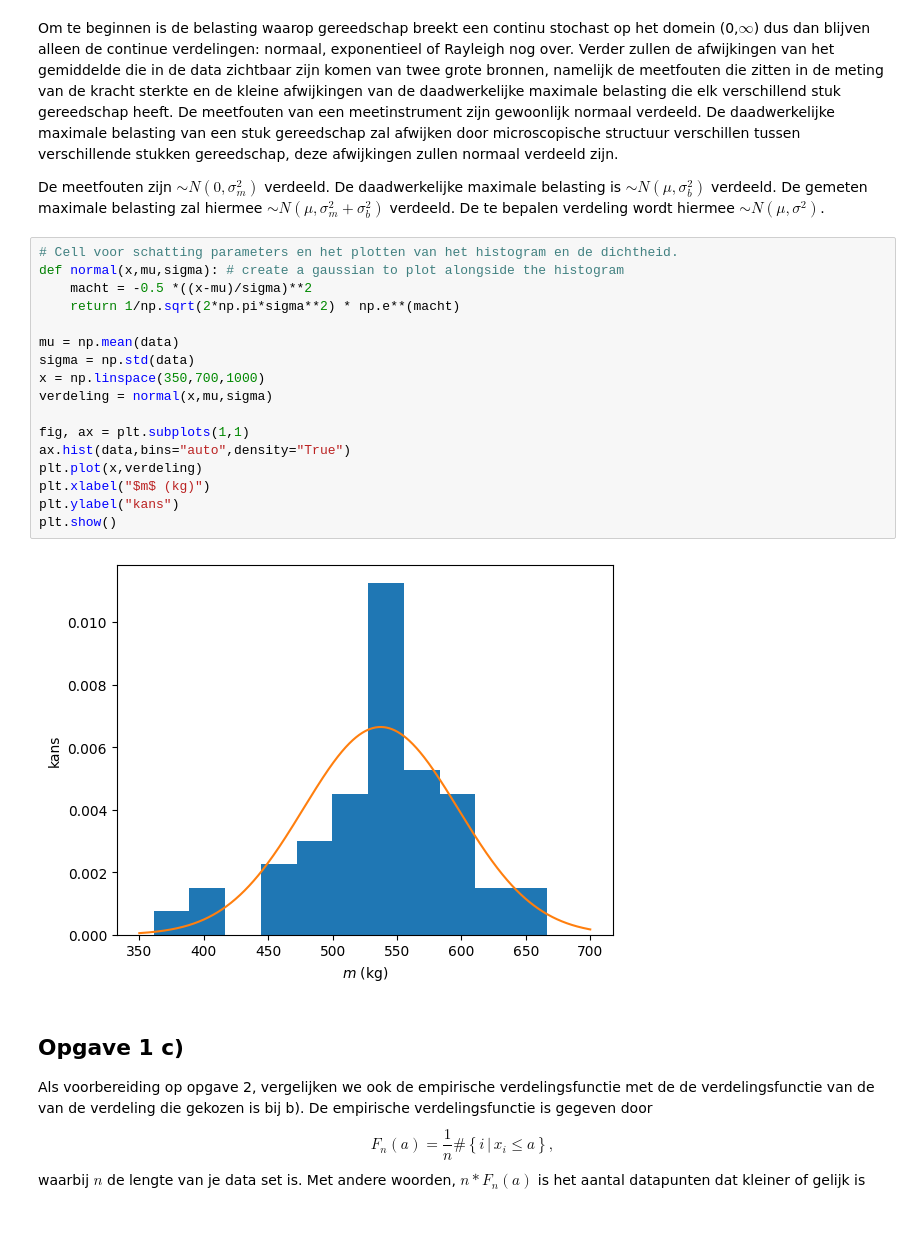
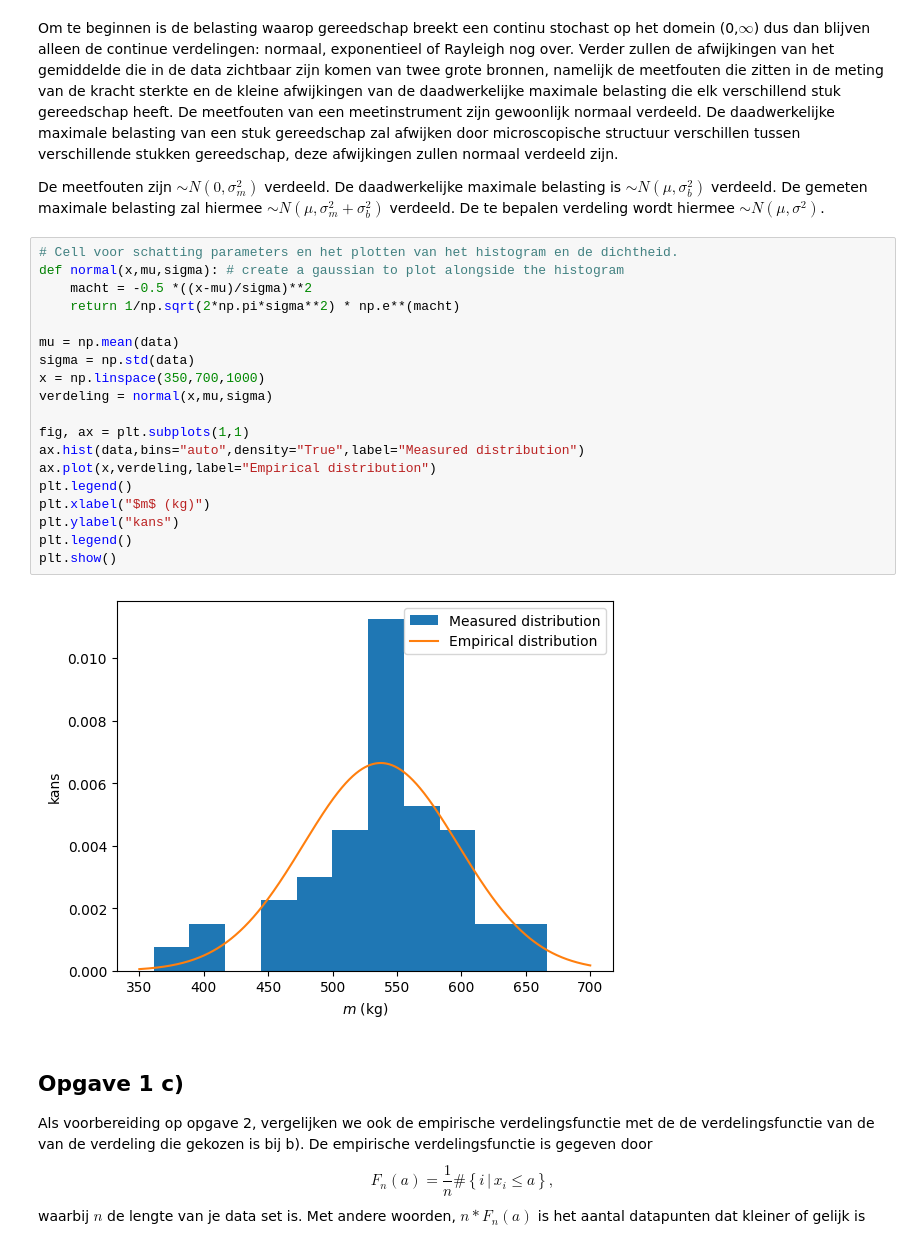
Before and after one commit to Danielle-06/Statistiek-python-opdracht, a Jupyter notebook: Python_opgave_Statistiek.ipynb, the cells around one changed output. Cells and saved outputs as stored; diff of their text form.

```diff
--- a/Python_opgave_Statistiek.ipynb
+++ b/Python_opgave_Statistiek.ipynb
@@ -81,22 +81,24 @@ De meetfouten zijn $\sim N(0,\sigma_m^2)$ verdeeld. De daadwerkelijke maximale b
 # %%
 # Cell voor schatting parameters en het plotten van het histogram en de dichtheid.
 def normal(x,mu,sigma): # create a gaussian to plot alongside the histogram
     macht = -0.5 *((x-mu)/sigma)**2
     return 1/np.sqrt(2*np.pi*sigma**2) * np.e**(macht)
 
 mu = np.mean(data)
 sigma = np.std(data)
 x = np.linspace(350,700,1000)
 verdeling = normal(x,mu,sigma)
 
 fig, ax = plt.subplots(1,1)
-ax.hist(data,bins="auto",density="True")
-plt.plot(x,verdeling)
+ax.hist(data,bins="auto",density="True",label="Measured distribution")
+ax.plot(x,verdeling,label="Empirical distribution")
+plt.legend()
 plt.xlabel("$m$ (kg)")
 plt.ylabel("kans")
+plt.legend()
 plt.show()
 # %% [output]
-[figure, old version]
+[figure, new version]
 # %% [markdown]
 ## Opgave 1 c)
 
```
Also changed, not shown: parts of 2 cells of this notebook.
